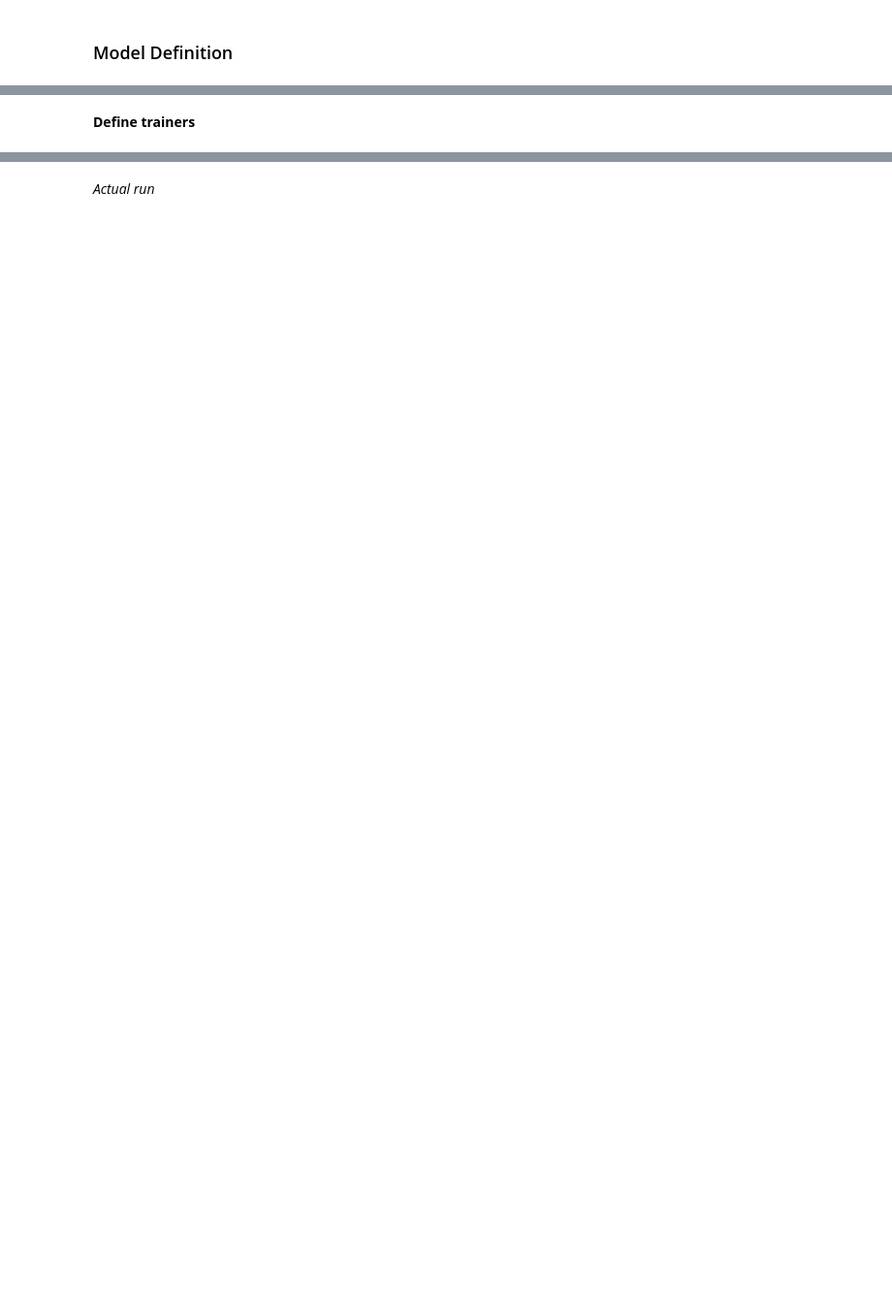
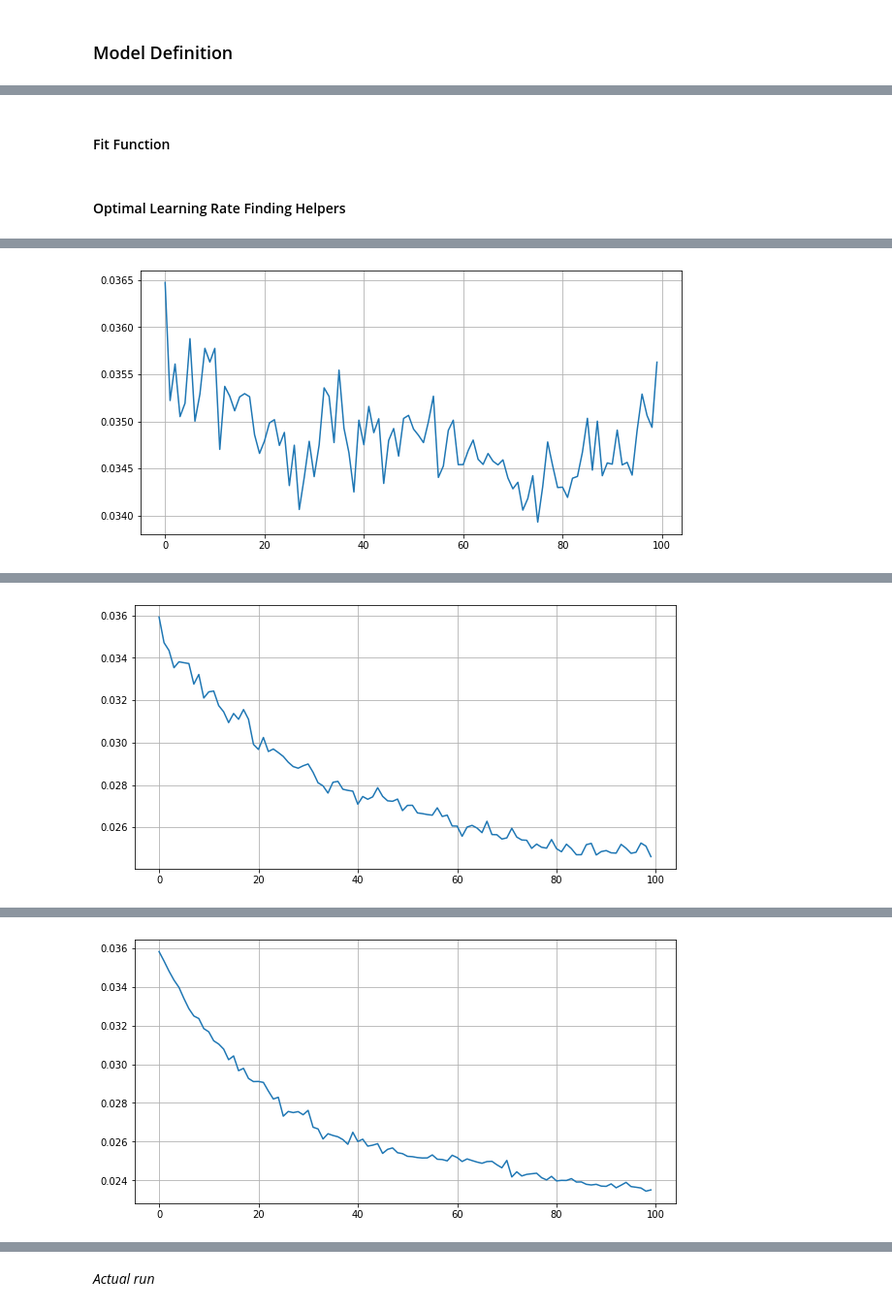
Before and after one commit to 18alantom/sc_challenges, a Jupyter notebook: week_2/Week 2 - Challenge 1.ipynb, the cells around one changed output, grey strips where cells are left out. Shown at 97% size. Cells and saved outputs as stored; diff of their text form; code cells hidden in the pictures; blank space fills up the shorter version.

```diff
--- a/week_2/Week 2 - Challenge 1.ipynb
+++ b/week_2/Week 2 - Challenge 1.ipynb
@@ -147,12 +153,15 @@ class LameNet(nn.Module):
             BasicConv(384,256,1),
             nn.MaxPool2d(3,2)
         )
+        self.drop_1 = nn.Dropout2d(p=0.8)
         self.block2 = IncepSkipBlock(256,[64,128,32,192,64,64])
         self.pblock2 = nn.Sequential(
             BasicConv(640,512,1),
             nn.MaxPool2d(3,2)
         )
         self.conv3_1 = BasicConv(512,1024,3,1)
+        self.drop_2 = nn.Dropout2d(p=0.6)
+        self
         self.linear = nn.Linear(4096,classes)
         self.logits = nn.Softmax(dim=1)
 
@@ -160,9 +169,11 @@ class LameNet(nn.Module):
         x = self.stem(x)
         x = self.block1(x)
         x = self.pblock1(x)
+        x = self.drop_1(x)
         x = self.block2(x)
         x = self.pblock2(x)
         x = self.conv3_1(x)
+        x = self.drop_2(x)
         x = self.linear(x.view(x.size(0),-1))
         x = self.logits(x)
         return x
@@ -190 +184,36 @@ Estimated Total Size (MB): 40.88
+# %%
+def check_accu(model, dl_test, verbose=True):
+    model = model.to(device)
+    model.eval()
+
+    bs = dl_test.batch_size
+    size = len(dl_test.dataset)
+    batch_count = size//bs
+
+    corrects = 0
+    losses = 0
+    percent = 0
+    if verbose:
+        print(f"batches ({batch_count}): ",end="\n\t")
+    for i,batch in enumerate(dl_test):
+        with torch.no_grad():
+            X,y = batch
+            if verbose:
+                print(str(i).rjust(len(str(batch_count))+1),end="")
+                if ((i+1) % 25) == 0:
+                    print(end="\n\t")
+
+            b = len(y)
+            X = X.to(device)
+            y = y.to(device)
+            y_ = model(X)
+
+            losses += loss_func(y_,y).item() * b
+            corrects += (y_.argmax(dim=1)==y).sum().item()
+    loss, accu = losses/size, corrects/size
+    if verbose:
+        print(f"\nloss: {loss:0.4f} accuracy: {accu:0.4f}")
+    return loss, accu
+# %% [markdown]
+#### Fit Function
 # %%
@@ -276,3 +344,3 @@ def fit(model, optim, sched, loss_func, dl, epochs=100, is_test=False):
     return losses, accuracies
-# %% [markdown]
-**Define trainers**
+# %% [markdown]
+#### Optimal Learning Rate Finding Helpers
@@ -278,0 +390,6 @@ def fit(model, optim, sched, loss_func, dl, epochs=100, is_test=False):
+# %%
+learning_rates = [0.01,0.001,0.0005,0.0001,0.00005,0.00001]
+micro_sz = 128
+dl_micro = DataLoader(TensorDataset(tf(X[TR][:micro_sz].transpose(0,3,1,2)), ti(y[TR][:micro_sz])),batch_size=64,shuffle=True)
+losses_list, metric_list = net_tester(LameNet, dl_micro, 200,learning_rates)
+# %% [output]
@@ -278,0 +397 @@ def fit(model, optim, sched, loss_func, dl, epochs=100, is_test=False):
+[figure, added]
@@ -278,0 +399 @@ def fit(model, optim, sched, loss_func, dl, epochs=100, is_test=False):
+[figure, added]
@@ -278,0 +401 @@ def fit(model, optim, sched, loss_func, dl, epochs=100, is_test=False):
+[figure, added]
```
Also changed, not shown: parts of 30 cells of this notebook.
